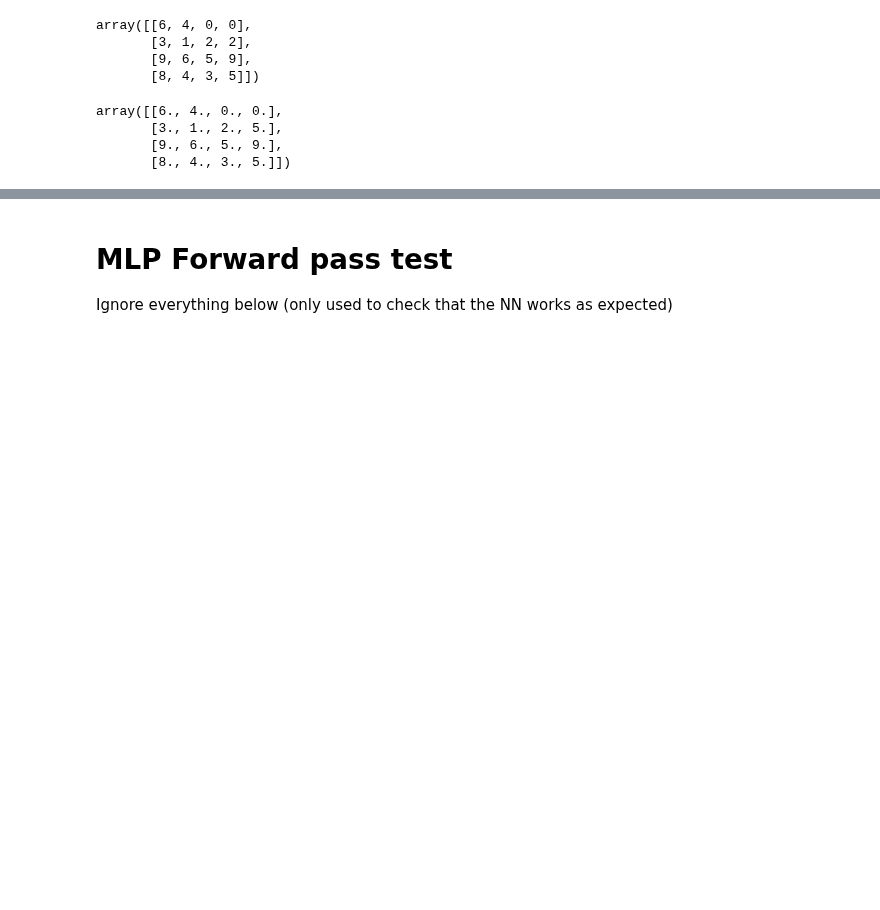
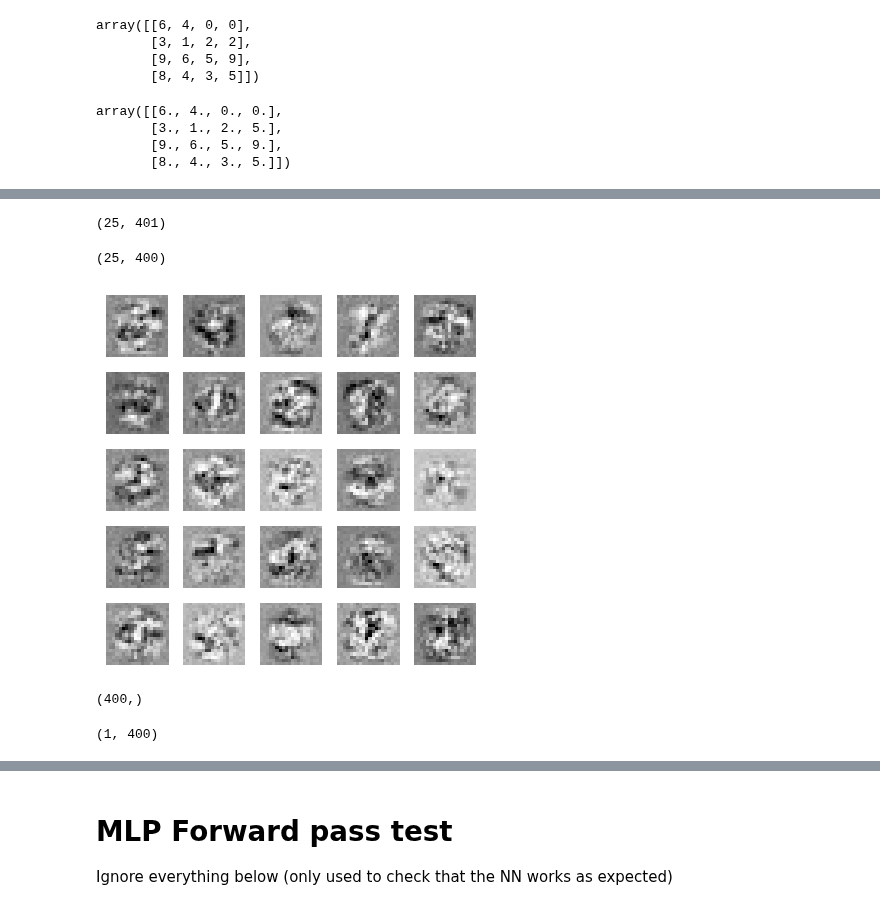
Before and after one commit to JouhC/ai-linearalgebra-probsets, a Jupyter notebook: notebooks/ps3_ann.ipynb, the cells around one changed output, grey strips where cells are left out. Drawn from its saved outputs; the diff is of its cells as text; code cells hidden in the pictures; blank space fills up the shorter version.

Commit message:
plot of weights with images applied * explainability

```diff
--- a/notebooks/ps3_ann.ipynb
+++ b/notebooks/ps3_ann.ipynb
@@ -1016,0 +1022,19 @@ array([[6., 4., 0., 0.],
+# %%
+# 25 x 401
+viz_weights_net_c = network_c.weights[0]
+display(viz_weights_net_c.shape)
+viz_weights_net_c = viz_weights_net_c[:, 1:]  # remove bias
+display(viz_weights_net_c.shape)
+
+plot_first_x_images(viz_weights_net_c, image_size=4)
+# %% [output]
+(25, 401)
+(25, 400)
+[figure, added]
+# %%
+display(X[0].shape)
+to_be_mul = X[0].reshape(1, 400)
+to_be_mul.shape
+# %% [output]
+(400,)
+(1, 400)
```
Also changed, not shown: parts of 4 cells of this notebook, 1 other file.
